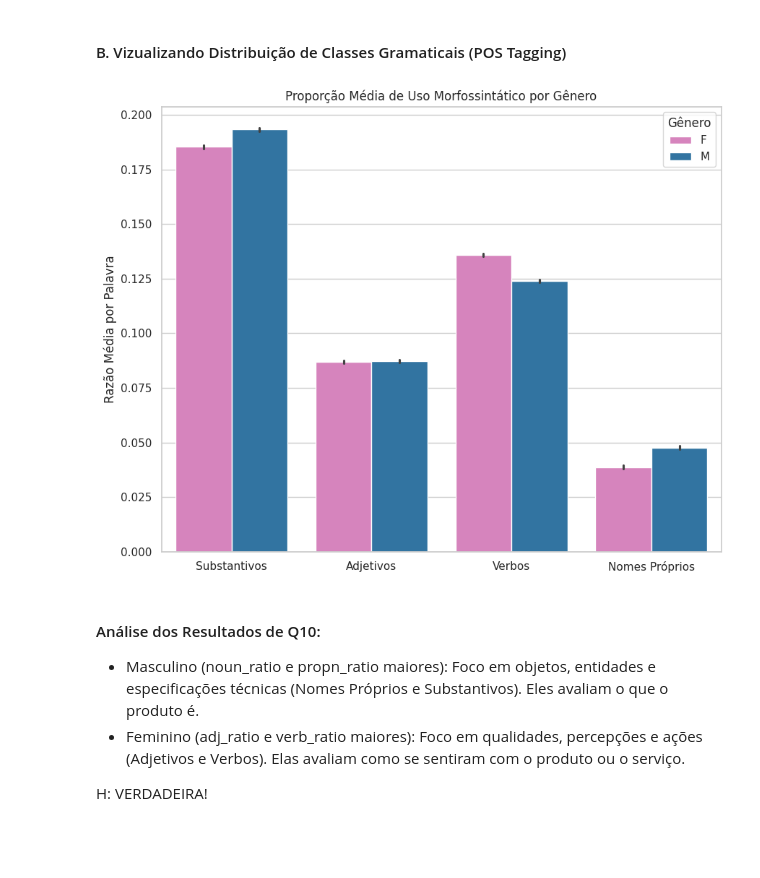
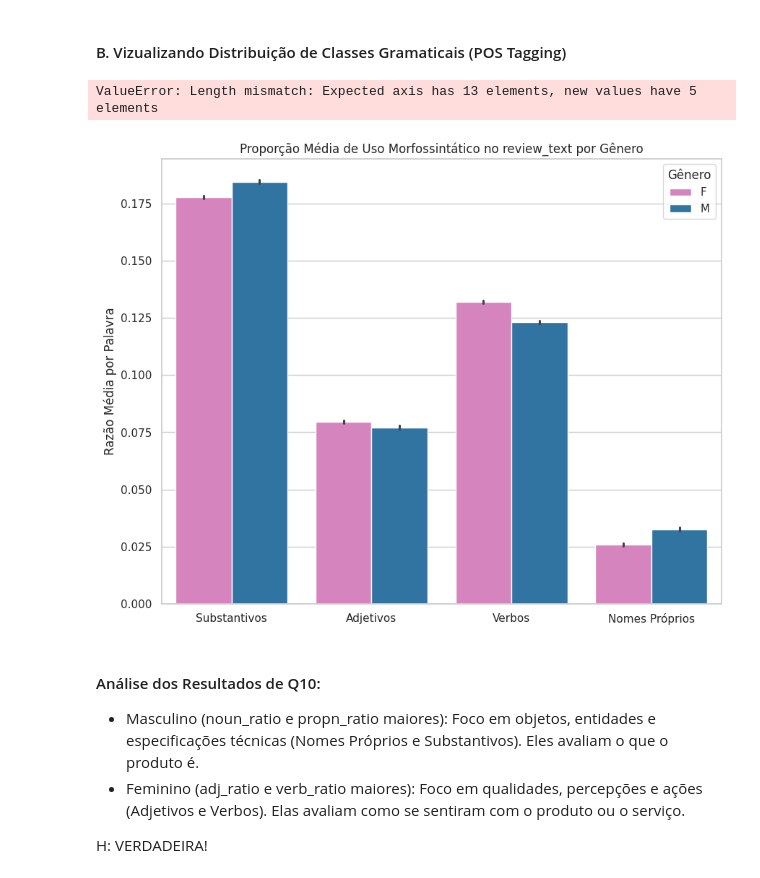
Before and after one commit to PedroYutaroUEA/gender-prediction-challenge, a Jupyter notebook: src/pipeline/00_analysis.ipynb, the cells around one changed output. Cells and saved outputs as stored; diff of their text form; code cells hidden in the pictures; blank space fills up the shorter version.

```diff
--- a/src/pipeline/00_analysis.ipynb
+++ b/src/pipeline/00_analysis.ipynb
@@ -426,12 +440,12 @@ df_eda['upper_count'] = df_eda['full_text'].apply(lambda x: len(re.findall(r'\b[
 # Pontuações Múltiplas (ex: !!, ???, ...)
 df_eda['multipunct_count'] = df_eda['full_text'].apply(lambda x: len(re.findall(r'[!?\.]{2,}', str(x).lower())))
 # Palavras Alongadas (ex: oiii, ameeeei - letra repetida 3+ vezes)
-df_eda['repeated_char_count'] = df_eda['full_text'].apply(lambda x: len(re.findall(r'([a-zA-ZÀ-Úà-ú])\1{2,}', str(x))))
+df_eda['repeated_char_count'] = df_eda['review_title'].apply(lambda x: len(re.findall(r'([a-zA-ZÀ-Úà-ú])\1{2,}', str(x))))
 
 # (+1 no denominador para evitar erro matemático de divisão por zero)
 df_eda['upper_ratio'] = df_eda['upper_count'] / (df_eda['word_count'] + 1)
 df_eda['multipunct_ratio'] = df_eda['multipunct_count'] / (df_eda['word_count'] + 1)
-df_eda['repeated_char_ratio'] = df_eda['repeated_char_count'] / (df_eda['word_count'] + 1)
+df_eda['repeated_char_ratio'] = df_eda['repeated_char_count'] / (len(df_eda['review_title']) + 1)
 # %% [markdown]
 Visualização das Estilometrias:
 # %%
@@ -644,34 +661,55 @@ def extract_pos_counts(texts):
     return pd.DataFrame(pos_counts)
 # %%
 print("Iniciando processamento das tags morfológicas em todos os dados...")
-df_pos = extract_pos_counts(df_eda['full_text'].fillna(""))
+df_pos = extract_pos_counts(df_eda['review_title'].fillna(""))
 # Concatenando com o df_eda (Reset index garante que as linhas não se embaralhem)
 df_eda = pd.concat([df_eda.reset_index(drop=True), df_pos.reset_index(drop=True)], axis=1)
 # %% [output]
 Iniciando processamento das tags morfológicas em todos os dados...
 # %% [markdown]
 #### B. Vizualizando Distribuição de Classes Gramaticais (POS Tagging)
+# %%
+df_plot = df_eda[['reviewer_gender', 'noun_ratio', 'adj_ratio', 'verb_ratio', 'propn_ratio']].copy()
+df_plot.columns = ['Gênero', 'Substantivos', 'Adjetivos', 'Verbos', 'Nomes Próprios']
+
+# "Derrete" o DataFrame para que o Seaborn consiga agrupar lado a lado
+pos_melted = df_plot.melt(id_vars='Gênero', var_name='Classe Gramatical', value_name='Razão por Palavra')
+
+plt.figure(figsize=(10, 8))
+sns.barplot(
+    data=pos_melted,
+    x='Classe Gramatical',
+    y='Razão por Palavra',
+    hue='Gênero',
+    palette=cores_genero
+)
+plt.title('Proporção Média de Uso Morfossintático no review_title por Gênero')
+plt.ylabel('Razão Média por Palavra')
+plt.xlabel('')
+plt.show()
+# %% [output]
+ValueError: Length mismatch: Expected axis has 13 elements, new values have 5 elements
 # %%
 df_plot = df_eda[['reviewer_gender', 'noun_ratio', 'adj_ratio', 'verb_ratio', 'propn_ratio']].copy()
 df_plot.columns = ['Gênero', 'Substantivos', 'Adjetivos', 'Verbos', 'Nomes Próprios']
 
 # "Derrete" o DataFrame para que o Seaborn consiga agrupar lado a lado
 pos_melted = df_plot.melt(id_vars='Gênero', var_name='Classe Gramatical', value_name='Razão por Palavra')
 
 plt.figure(figsize=(10, 8))
 sns.barplot(
     data=pos_melted,
     x='Classe Gramatical',
     y='Razão por Palavra',
     hue='Gênero',
     palette=cores_genero
 )
-plt.title('Proporção Média de Uso Morfossintático por Gênero')
+plt.title('Proporção Média de Uso Morfossintático no review_text por Gênero')
 plt.ylabel('Razão Média por Palavra')
 plt.xlabel('')
 plt.show()
 # %% [output]
-[figure, old version]
+[figure, new version]
 # %% [markdown]
 #### Análise dos Resultados de Q10:
 - Masculino (noun_ratio e propn_ratio maiores): Foco em objetos, entidades e especificações técnicas (Nomes Próprios e Substantivos). Eles avaliam o que o produto é.
```
Also changed, not shown: parts of 3 cells of this notebook, 7 other files.
